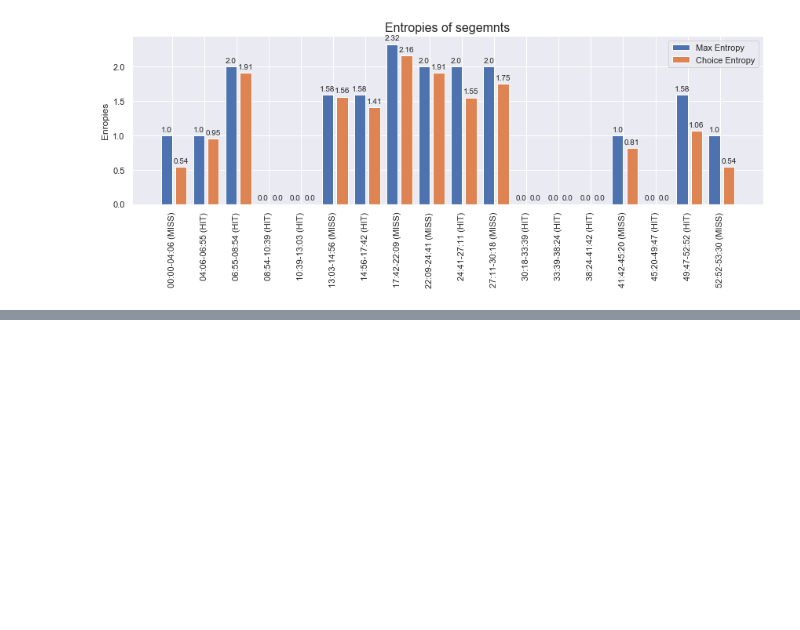
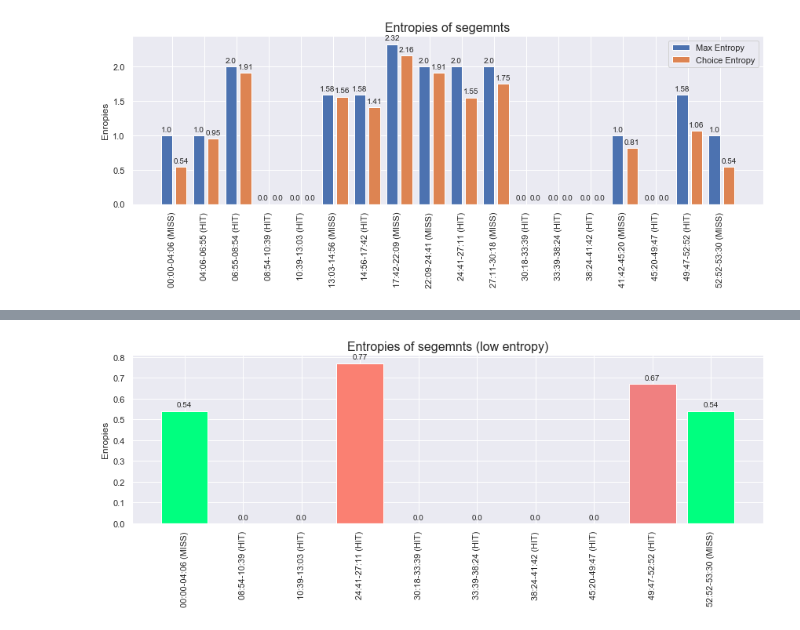
Before and after one commit to yanivohayon8/CLMN7-DSC-PROJECT, a Jupyter notebook: poc/18-book-labeling-zWg7U0OEAoE.ipynb, the cells around one changed output, grey strips where cells are left out. Cells and saved outputs as stored; diff of their text form; code cells hidden in the pictures; blank space fills up the shorter version.

```diff
--- a/poc/18-book-labeling-zWg7U0OEAoE.ipynb
+++ b/poc/18-book-labeling-zWg7U0OEAoE.ipynb
@@ -794,0 +811,8 @@ hit: 11 miss: 7 hit ratio: 0.611111
+# %%
+low_entropy_indexes = [i for i in range(len(df_results)) if i not in high_entropy_indexes]
+plot_hist(df_results.iloc[low_entropy_indexes]['range_correct'].values.tolist(),
+          df_results.iloc[low_entropy_indexes]['max entropy'].values.tolist(),
+          df_results.iloc[low_entropy_indexes]['labeled choose entropy'].values.tolist(),
+         'Entropies of segemnts (low entropy)')
+# %% [output]
+[figure, added]
```
Also changed, not shown: parts of 3 cells of this notebook, 1 other file.
